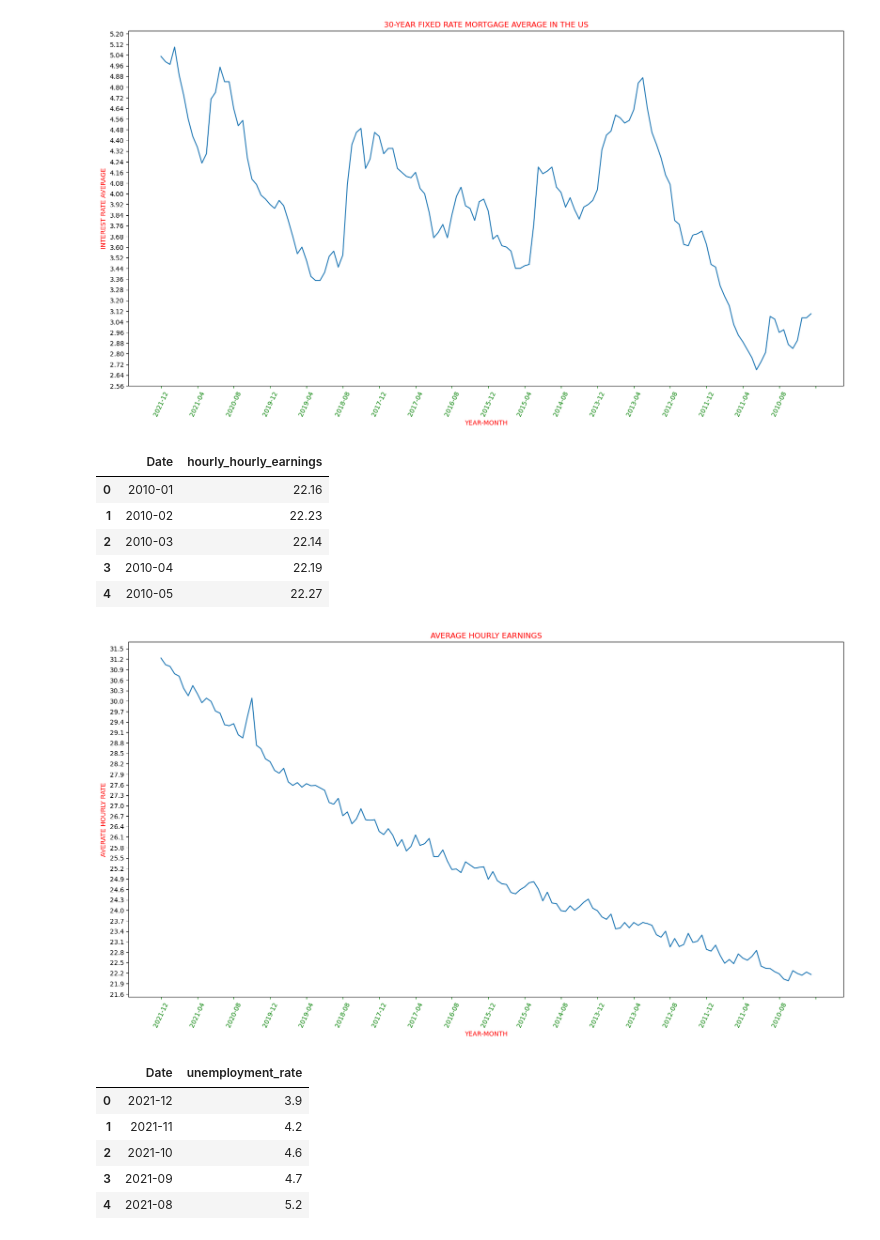
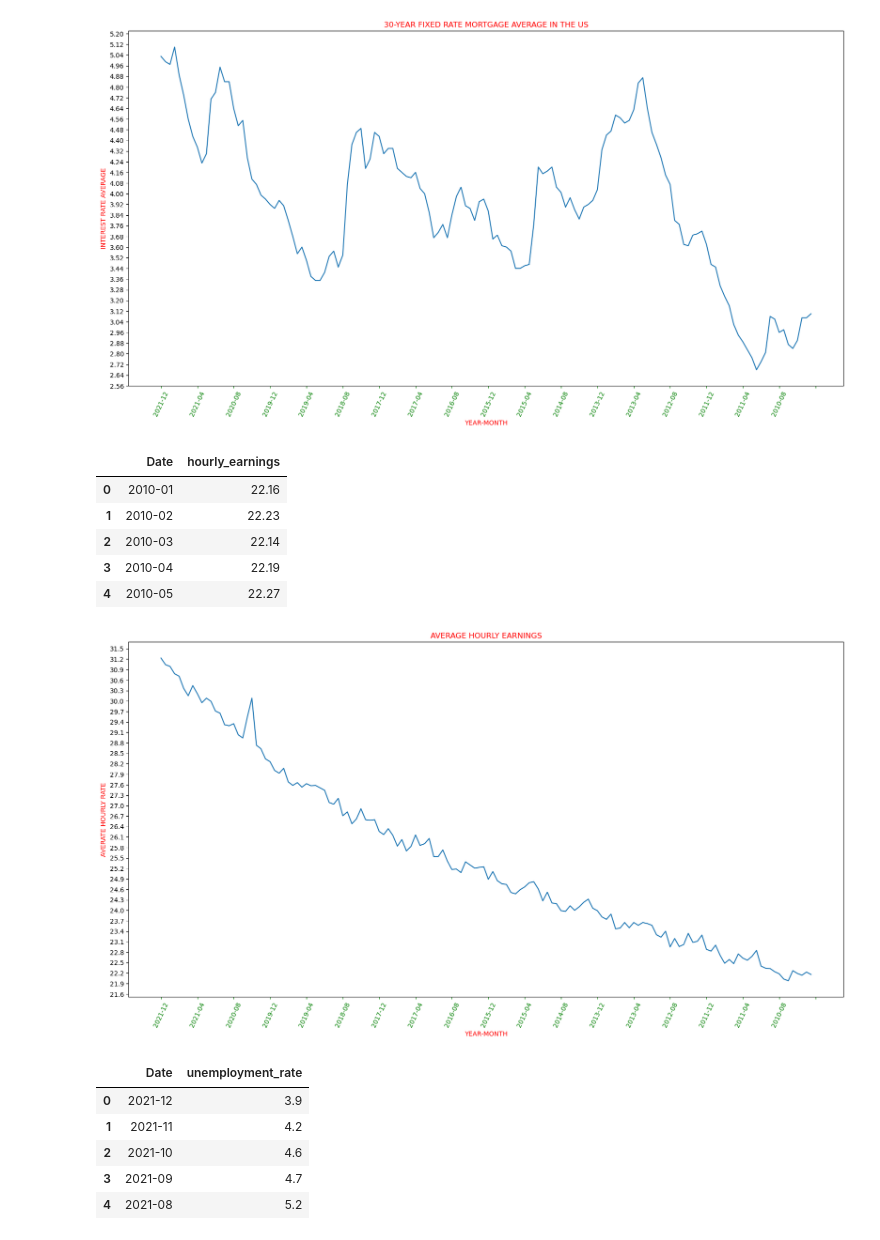
Before and after one commit to gusibis/main, a Jupyter notebook: project1.ipynb, the cells around one changed output. Saved outputs shown, nothing was run; the diff lists cells and outputs as text; code cells hidden in the pictures.

```diff
--- a/project1.ipynb
+++ b/project1.ipynb
@@ -70,37 +71,37 @@ retrieved from FRED, Federal Reserve Bank of St. Louis; https://fred.stlouisfed.
 filePath = "./Resources/hourly_earnings_rate_fred.csv"
 if not os.path.isfile(filePath):
     url = "https://api.stlouisfed.org/fred/series/observations?series_id=CEU0800000003&observation_start=2010-01-01&observation_end=2021-12-31&frequency=m&file_type=json&api_key=" + fred_key
     res = requests.get(url)
     ave_hourly_data = json.loads(res.text)  #reuturns the interest rate per year
     ave_hourly_data = pd.DataFrame.from_dict(ave_hourly_data['observations'])
     ave_hourly_data.to_csv(filePath)
     ave_hourly_data = pd.read_csv(filePath)
     ave_hourly_data.to_csv(filePath)
 else:
     ave_hourly_data = pd.read_csv(filePath)
 # interest Rate mortgate per year need to get the MEAN per year to match the data from 2010 to 2021 and make a correlation against other sets like inflation, and interest rates for the graphs.
 ave_hourly_data.to_csv(filePath)
 ave_hourly_data.reset_index(level=None, drop=False, inplace=False, col_level=0, col_fill='')
 ave_hourly_data = ave_hourly_data.loc[:, ~ave_hourly_data.columns.str.contains('^Unnamed')]
-ave_hourly_data = ave_hourly_data.rename({"value":"hourly_hourly_earnings", "date":"Date"}, axis=1)
-ave_hourly_data = ave_hourly_data[["Date","hourly_hourly_earnings"]]
+ave_hourly_data = ave_hourly_data.rename({"value":"hourly_earnings", "date":"Date"}, axis=1)
+ave_hourly_data = ave_hourly_data[["Date","hourly_earnings"]]
 ave_hourly_data["Date"] = ave_hourly_data["Date"].str[:-3]
 # fred_data['Date'] = pd.to_datetime(fred_data["Date"].dt.strftime('%Y-%m'))
 fig, ax = plt.subplots(figsize=(20, 10))
 ax.tick_params(axis='x', color='g', labelcolor='g')
 ax.set_title('AVERAGE HOURLY EARNINGS')
 ax.set_xlabel('YEAR-MONTH')
 ax.set_ylabel('AVERATE HOURLY RATE')
 ax.yaxis.set_major_locator(plt.MaxNLocator(40))
 ax.xaxis.set_major_locator(plt.MaxNLocator(20))
 # ax.plot(fred_data['Date'], fred_data['hourly_hourly_earnings'])
-ax.plot(ave_hourly_data['Date'][::-1], ave_hourly_data['hourly_hourly_earnings'][::-1])
+ax.plot(ave_hourly_data['Date'][::-1], ave_hourly_data['hourly_earnings'][::-1])
 plt.xticks(rotation = 65);  # Semicolon to hide the text output
 plt.savefig("./Resources/hourly_earnings.png")
 
 ave_hourly_data.head()
 # %% [output]
-|  | Date | hourly_hourly_earnings |
+|  | Date | hourly_earnings |
 | 0 | 2010-01 | 22.16 |
 | 1 | 2010-02 | 22.23 |
 | 2 | 2010-03 | 22.14 |
```
Also changed, not shown: parts of 21 cells of this notebook, 15 other files.
